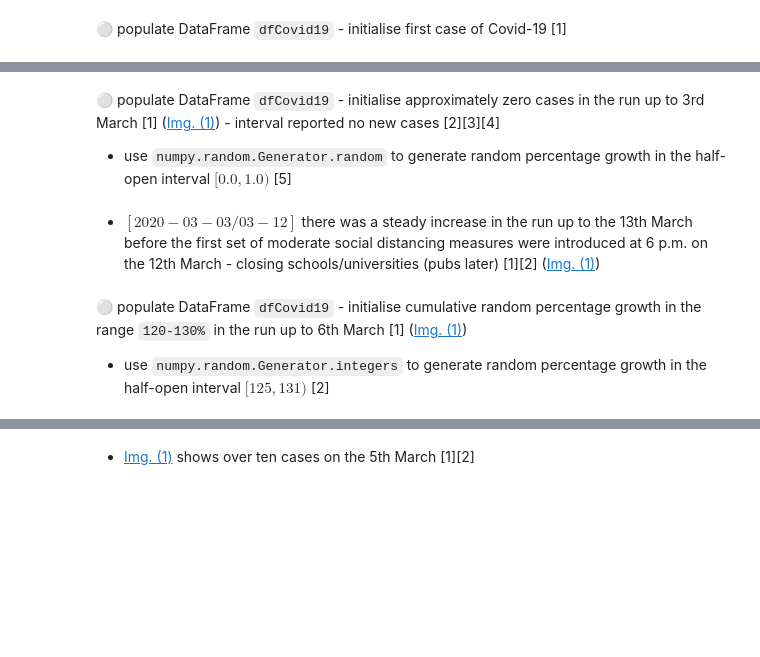
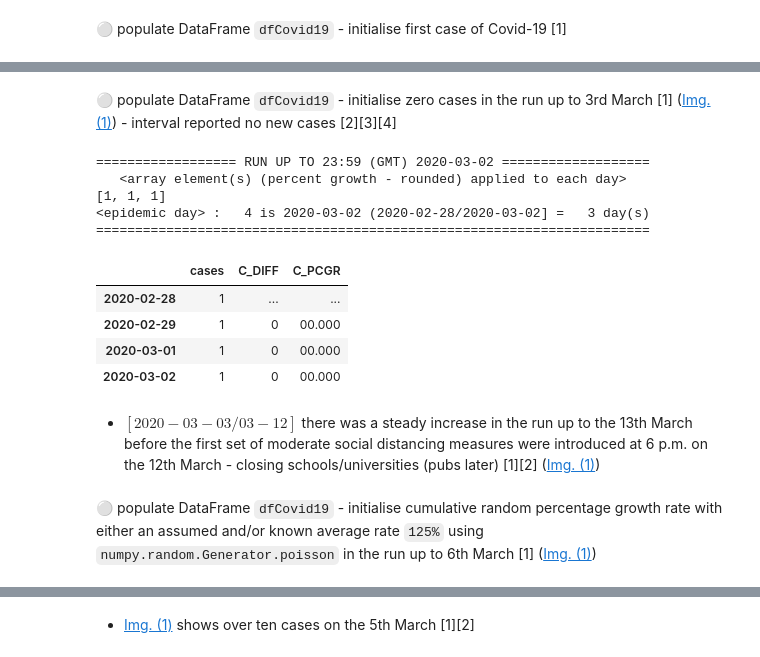
Before and after one commit to E6985/pda-numpy-random-simulation, a Jupyter notebook: Programming-for-Data-Analysis-Project-2020.ipynb, the cells around one changed output, grey strips where cells are left out. Saved outputs shown, nothing was run; the diff lists cells and outputs as text; code cells hidden in the pictures; blank space fills up the shorter version.

```diff
--- a/Programming-for-Data-Analysis-Project-2020.ipynb
+++ b/Programming-for-Data-Analysis-Project-2020.ipynb
@@ -475,10 +489,7 @@ fPoissonGRPC(nFrom,nTo,nColumn); fEpidemicDay(dfCovid19,nTo); fStatus(dfCovid19)
 [9] Department of Health, "COVID-19 modelling data - Thursday 16 April 2020," [gov](https://web.archive.org/web/20201119120437/https://www.gov.ie/en/publication/ea86cc-covid-19-modelling-data-thursday-16-april-2020), April 2020.
 -->
 # %% [markdown]
-&#x26AA; populate DataFrame ``dfCovid19`` - initialise approximately zero cases in the run up to 3rd March [1] ([Img. (1)](https://github.com/E6985/pda-numpy-random-simulation/blob/main/img/log-linear.png)) - interval reported no new cases [2][3][4]
-
-
-- use ``numpy.random.Generator.random`` to generate random percentage growth in the half-open interval $[0.0, 1.0)$ [5]
+&#x26AA; populate DataFrame ``dfCovid19`` - initialise zero cases in the run up to 3rd March [1] ([Img. (1)](https://github.com/E6985/pda-numpy-random-simulation/blob/main/img/log-linear.png)) - interval reported no new cases [2][3][4]
 
 <!--
 [1] Department of Health, "COVID-19 modelling data - Thursday 16 April 2020," [gov](https://web.archive.org/web/20201119120437/https://www.gov.ie/en/publication/ea86cc-covid-19-modelling-data-thursday-16-april-2020), April 2020.
@@ -488,13 +499,23 @@ fPoissonGRPC(nFrom,nTo,nColumn); fEpidemicDay(dfCovid19,nTo); fStatus(dfCovid19)
 [3] Department of Health, "Statement from the National Public Health Emergency Team - Sunday 1 March," [gov](https://web.archive.org/web/20201115152802/https://www.gov.ie/en/press-release/9771d5-statement-from-the-national-public-health-emergency-team), March 2020.
 
 [4] Department of Health, "Statement from the National Public Health Emergency Team - Monday 2 March," [gov](https://web.archive.org/web/20201229114816/https://www.gov.ie/en/press-release/6b8e25-statement-from-the-national-public-health-emergency-team-monday-2-ma), March 2020.
-
-[5] Anaconda (random), "numpy.random.Generator," Docstring, June 2020.
 -->
 # %%
 nFrom,nTo="2020-02-28","2020-03-02"
-fPoissonGRPC(nFrom,nTo,nColumn,np.random.default_rng().random())
-fEpidemicDay(dfCovid19,nTo); fStatus(dfCovid19,nFrom,nTo)
+fCovid19(nFrom,nTo,nColumn,[nCases,nCases,nCases])
+fEpidemicDay(dfCovid19,nTo)
+fStatus(dfCovid19,nFrom,nTo)[[nColumn,"C_DIFF","C_PCGR"]]
+# %% [output]
+================== RUN UP TO 23:59 (GMT) 2020-03-02 ===================
+   <array element(s) (percent growth - rounded) applied to each day>
+[1, 1, 1]
+<epidemic day> :   4 is 2020-03-02 (2020-02-28/2020-03-02] =   3 day(s)
+=======================================================================
+|  | cases | C_DIFF | C_PCGR |
+| 2020-02-28 | 1 | ... | ... |
+| 2020-02-29 | 1 | 0 | 00.000 |
+| 2020-03-01 | 1 | 0 | 00.000 |
+| 2020-03-02 | 1 | 0 | 00.000 |
 # %% [markdown]
 - $[{2020}-{03}-{03} / {03}-{12}]$ there was a steady increase in the run up to the 13th March before the first set of moderate social distancing measures were introduced at 6 p.m. on the 12th March - closing schools/universities (pubs later) [1][2] ([Img. (1)](https://github.com/E6985/pda-numpy-random-simulation/blob/main/img/log-linear.png))
 
@@ -504,15 +525,12 @@ fEpidemicDay(dfCovid19,nTo); fStatus(dfCovid19,nFrom,nTo)
 [2] P. Leahy, P. Cullen, S. Lynch, F. Kelly, "Coronavirus: Schools, colleges and childcare facilities in Ireland to shut," [irishtimes](https://www.irishtimes.com/news/health/coronavirus-schools-colleges-and-childcare-facilities-in-ireland-to-shut-1.4200977), March 2020.
 -->
 # %% [markdown]
-&#x26AA; populate DataFrame ``dfCovid19`` - initialise cumulative random percentage growth in the range ``120-130%`` in the run up to 6th March [1] ([Img. (1)](https://github.com/E6985/pda-numpy-random-simulation/blob/main/img/log-linear.png))
-
-
-- use ``numpy.random.Generator.integers`` to generate random percentage growth in the half-open interval $[125, 131)$ [2]
+&#x26AA; populate DataFrame ``dfCovid19`` - initialise cumulative random percentage growth rate with either an assumed and/or known average rate ``125%`` using ``numpy.random.Generator.poisson`` in the run up to 6th March [1] ([Img. (1)](https://github.com/E6985/pda-numpy-random-simulation/blob/main/img/log-linear.png))
 
 <!--
 [1] Department of Health, "COVID-19 modelling data - Thursday 16 April 2020," [gov](https://web.archive.org/web/20201119120437/https://www.gov.ie/en/publication/ea86cc-covid-19-modelling-data-thursday-16-april-2020), April 2020.
 
-[2] Anaconda (integers), "numpy.random.Generator," Docstring, June 2020.
+[2] Anaconda (poisson), "numpy.random.Generator," Docstring, June 2020.
 -->
 # %%
 nFrom,nTo="2020-03-02","2020-03-05"
```
Also changed, not shown: parts of 14 cells of this notebook.
